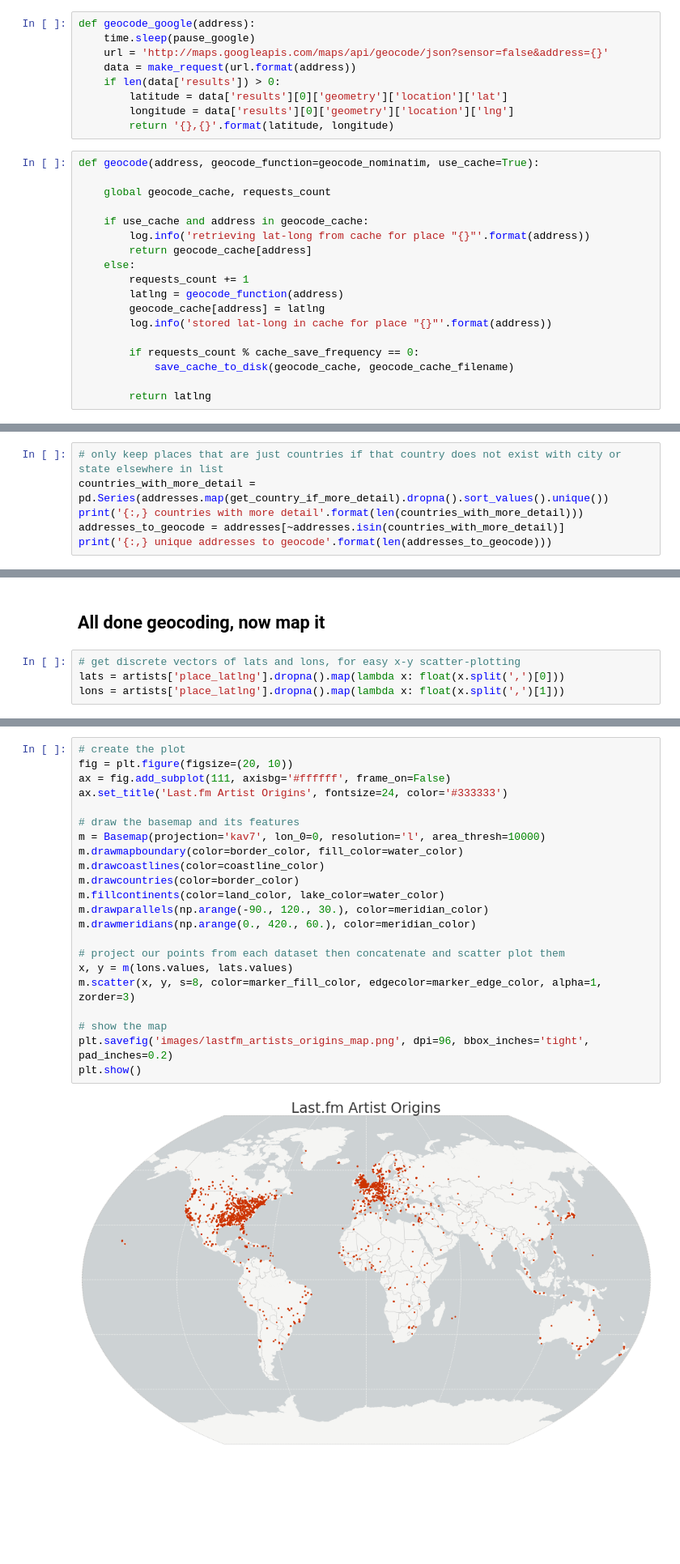
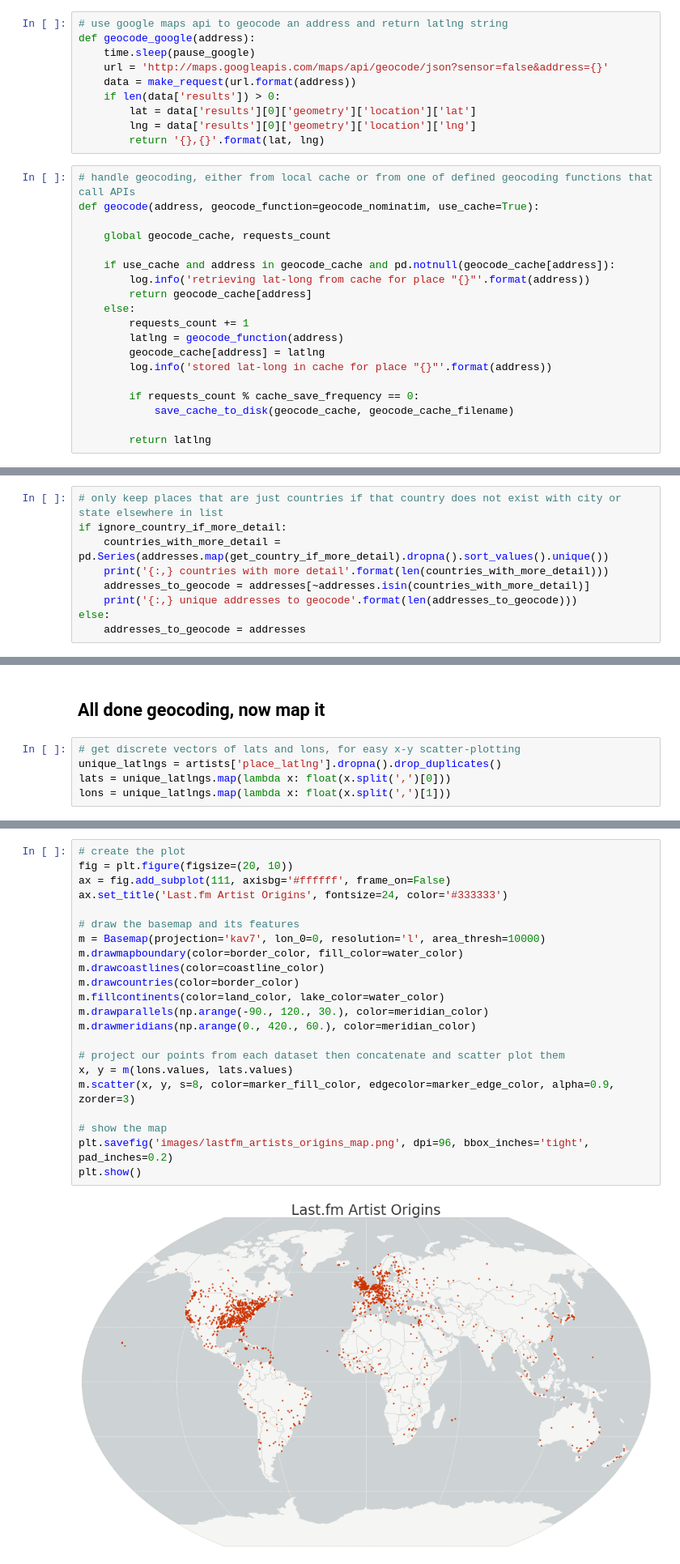
Before and after one commit to gboeing/data-visualization, a Jupyter notebook: lastfm-listening-history/musicbrainz_geocoder.ipynb, the cells around one changed output, grey strips where cells are left out. Shown at 81% size. Saved outputs shown, nothing was run; the diff lists cells and outputs as text; blank space fills up the shorter version.

Commit message:
fixed local caching

```diff
--- a/lastfm-listening-history/musicbrainz_geocoder.ipynb
+++ b/lastfm-listening-history/musicbrainz_geocoder.ipynb
@@ -57,20 +62,22 @@ def geocode_nominatim(address):
     if len(data) > 0:
         return '{},{}'.format(data[0]['lat'], data[0]['lon'])
 # %%
+# use google maps api to geocode an address and return latlng string
 def geocode_google(address):
     time.sleep(pause_google)
     url = 'http://maps.googleapis.com/maps/api/geocode/json?sensor=false&address={}'
     data = make_request(url.format(address))
     if len(data['results']) > 0:
-        latitude = data['results'][0]['geometry']['location']['lat']
-        longitude = data['results'][0]['geometry']['location']['lng']
-        return '{},{}'.format(latitude, longitude)
+        lat = data['results'][0]['geometry']['location']['lat']
+        lng = data['results'][0]['geometry']['location']['lng']
+        return '{},{}'.format(lat, lng)
 # %%
+# handle geocoding, either from local cache or from one of defined geocoding functions that call APIs
 def geocode(address, geocode_function=geocode_nominatim, use_cache=True):
 
     global geocode_cache, requests_count
 
-    if use_cache and address in geocode_cache:
+    if use_cache and address in geocode_cache and pd.notnull(geocode_cache[address]):
         log.info('retrieving lat-long from cache for place "{}"'.format(address))
         return geocode_cache[address]
     else:
@@ -136,6 +146,9 @@ print('{:,} unique places'.format(len(addresses)))
 # %%
 # only keep places that are just countries if that country does not exist with city or state elsewhere in list
-countries_with_more_detail = pd.Series(addresses.map(get_country_if_more_detail).dropna().sort_values().unique())
-print('{:,} countries with more detail'.format(len(countries_with_more_detail)))
-addresses_to_geocode = addresses[~addresses.isin(countries_with_more_detail)]
-print('{:,} unique addresses to geocode'.format(len(addresses_to_geocode)))
+if ignore_country_if_more_detail:
+    countries_with_more_detail = pd.Series(addresses.map(get_country_if_more_detail).dropna().sort_values().unique())
+    print('{:,} countries with more detail'.format(len(countries_with_more_detail)))
+    addresses_to_geocode = addresses[~addresses.isin(countries_with_more_detail)]
+    print('{:,} unique addresses to geocode'.format(len(addresses_to_geocode)))
+else:
+    addresses_to_geocode = addresses
@@ -198,8 +208,9 @@ artists.to_csv(output_filename, index=False, encoding='utf-8')
 ## All done geocoding, now map it
 # %%
 # get discrete vectors of lats and lons, for easy x-y scatter-plotting
-lats = artists['place_latlng'].dropna().map(lambda x: float(x.split(',')[0]))
-lons = artists['place_latlng'].dropna().map(lambda x: float(x.split(',')[1]))
+unique_latlngs = artists['place_latlng'].dropna().drop_duplicates()
+lats = unique_latlngs.map(lambda x: float(x.split(',')[0]))
+lons = unique_latlngs.map(lambda x: float(x.split(',')[1]))
 # %%
 # define map colors
 land_color = '#f5f5f3'
@@ -212,24 +223,24 @@ marker_edge_color = 'None'
 # %%
 # create the plot
 fig = plt.figure(figsize=(20, 10))
 ax = fig.add_subplot(111, axisbg='#ffffff', frame_on=False)
 ax.set_title('Last.fm Artist Origins', fontsize=24, color='#333333')
 
 # draw the basemap and its features
 m = Basemap(projection='kav7', lon_0=0, resolution='l', area_thresh=10000)
 m.drawmapboundary(color=border_color, fill_color=water_color)
 m.drawcoastlines(color=coastline_color)
 m.drawcountries(color=border_color)
 m.fillcontinents(color=land_color, lake_color=water_color)
 m.drawparallels(np.arange(-90., 120., 30.), color=meridian_color)
 m.drawmeridians(np.arange(0., 420., 60.), color=meridian_color)
 
 # project our points from each dataset then concatenate and scatter plot them
 x, y = m(lons.values, lats.values)
-m.scatter(x, y, s=8, color=marker_fill_color, edgecolor=marker_edge_color, alpha=1, zorder=3)
+m.scatter(x, y, s=8, color=marker_fill_color, edgecolor=marker_edge_color, alpha=0.9, zorder=3)
 
 # show the map
 plt.savefig('images/lastfm_artists_origins_map.png', dpi=96, bbox_inches='tight', pad_inches=0.2)
 plt.show()
 # %% [output]
-[figure, old version]
+[figure, new version]
```
Also changed, not shown: parts of 12 cells of this notebook, 17 other files.
